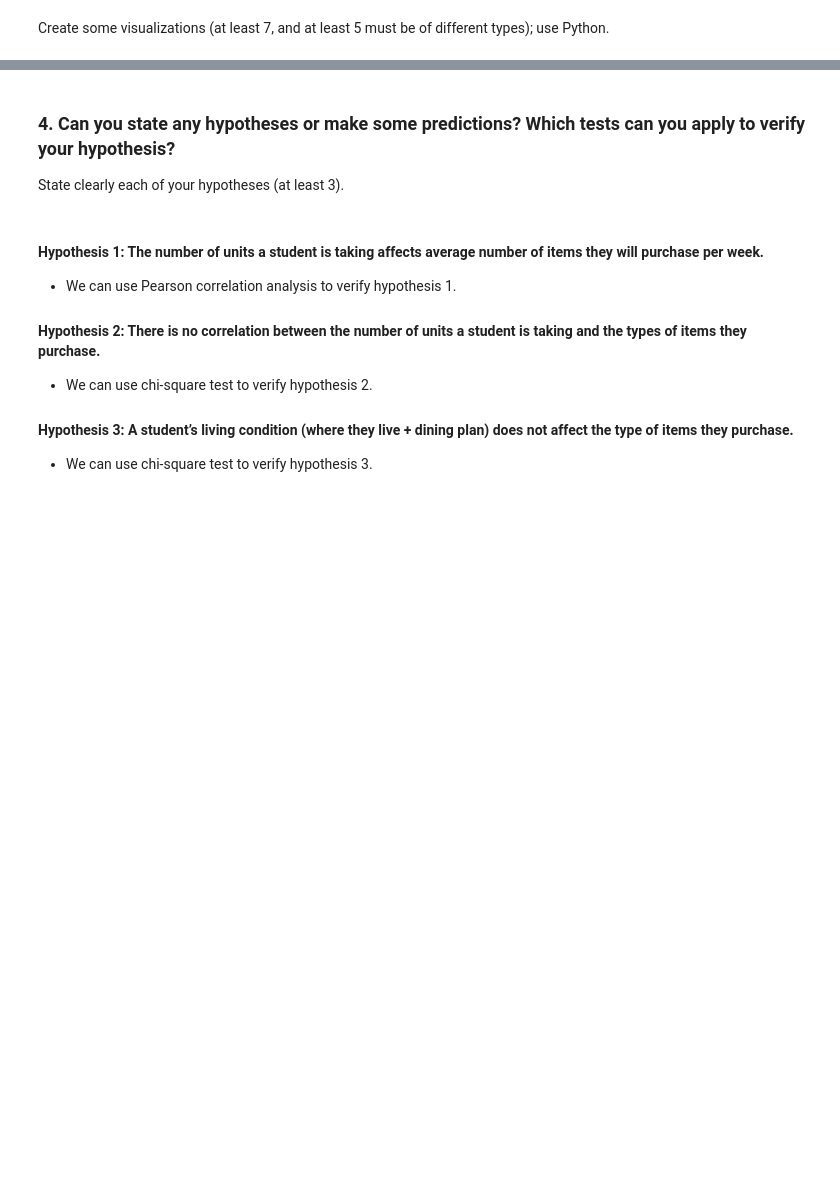
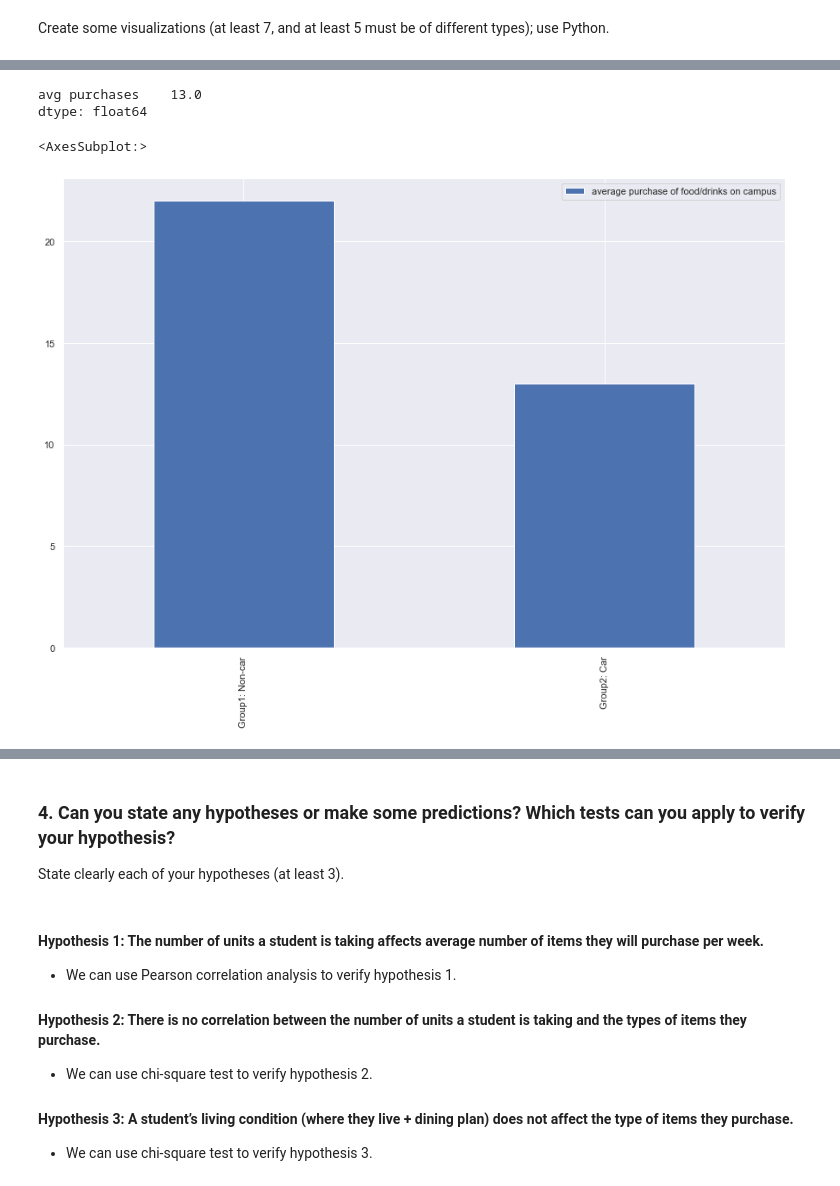
Before and after one commit to PikaSannnnn/cs105minproject, a Jupyter notebook: miniproject.ipynb, the cells around one changed output, grey strips where cells are left out. Saved outputs shown, nothing was run; the diff lists cells and outputs as text; code cells hidden in the pictures; blank space fills up the shorter version.

```diff
--- a/miniproject.ipynb
+++ b/miniproject.ipynb
@@ -180,0 +294,5 @@ Create some visualizations (at least 7, and at least 5 must be of different type
+# %%
+#Take group1 mean in terms of how many items they purchase
+group1 = pd.pivot_table(data=data, values = 'avg purchases', index = 'commute', aggfunc = 'count')
+group1_combined = group1.loc[[ 'Walk' ,'Public Transportation', 'Bicycle / Scooter / Skateboard']].mean()[0]
+group1.loc[[ 'Walk' ,'Public Transportation', 'Bicycle / Scooter / Skateboard']].mean()
@@ -180,0 +314,21 @@ Create some visualizations (at least 7, and at least 5 must be of different type
+# %%
+#Take group2 mean in terms of how many items they purchase
+group2 = pd.pivot_table(data=data, values = 'avg purchases', index = 'commute', aggfunc = 'count')
+group2_combined = group2.loc[[ 'Carpool' ,'Driven (Dropped-off)', 'Drive Yourself']].mean()[0]
+group2.loc[[ 'Carpool' ,'Driven (Dropped-off)', 'Drive Yourself']].mean()
+# %% [output]
+avg purchases    13.0
+dtype: float64
+# %%
+#plot the new sub groups into 2 groups noncar vs car
+group_data = [group1_combined, group2_combined]
+groups = pd.DataFrame(group_data)
+mapping = {groups.columns[0]:'average purchase of food/drinks on campus'}
+groups = groups.rename(columns=mapping)
+
+mappings = {groups.index[0]:'Group1: Non-car', groups.index[1]:'Group2: Car'}
+groups = groups.rename(index=mappings)
+groups.plot(kind = 'bar')
+# %% [output]
+<AxesSubplot:>
+[figure, added]
```
Also changed, not shown: parts of 48 cells of this notebook, 3 other files.
